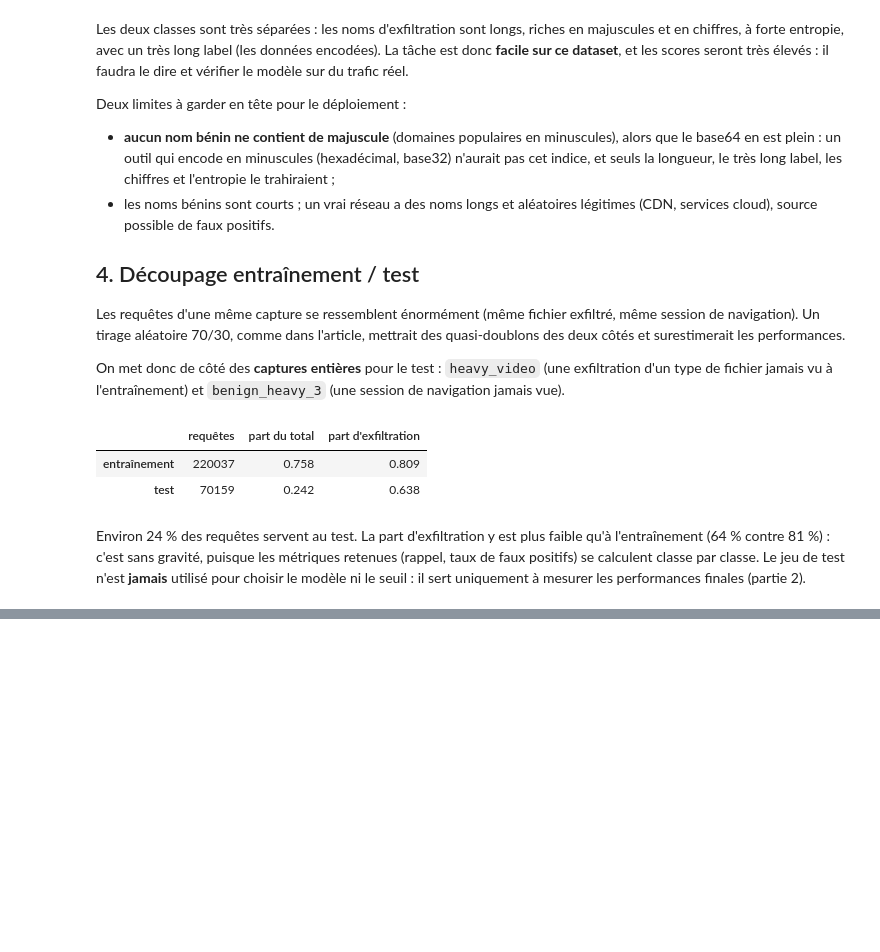
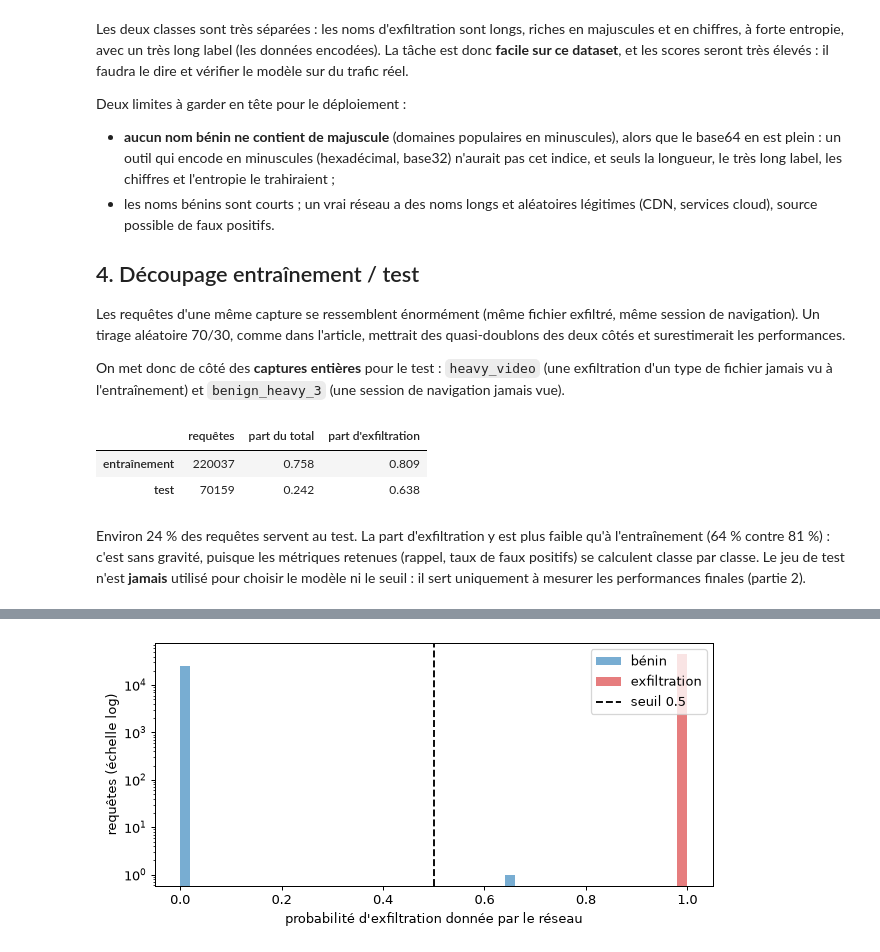
Before and after one commit to PabloHavane/exfildns, a Jupyter notebook: notebooks/methodologie.ipynb, the cells around one changed output, grey strips where cells are left out. Saved outputs shown, nothing was run; the diff lists cells and outputs as text; code cells hidden in the pictures; blank space fills up the shorter version.

```diff
--- a/notebooks/methodologie.ipynb
+++ b/notebooks/methodologie.ipynb
@@ -249,0 +392,13 @@ mesurer les performances finales (partie 2).
+# %%
+fig, ax = plt.subplots(figsize=(8, 3.5))
+for label, nom, couleur in ((0, "bénin", "tab:blue"), (1, "exfiltration", "tab:red")):
+    probas = proba_reseau[y_test == label]
+    ax.hist(probas, bins=50, range=(0, 1), alpha=0.6, label=nom, color=couleur)
+ax.axvline(SEUIL, color="black", linestyle="--", label=f"seuil {SEUIL}")
+ax.set_yscale("log")
+ax.set_xlabel("probabilité d'exfiltration donnée par le réseau")
+ax.set_ylabel("requêtes (échelle log)")
+ax.legend()
+plt.show()
+# %% [output]
+[figure, added]
```
Also changed, not shown: parts of 14 cells of this notebook.
